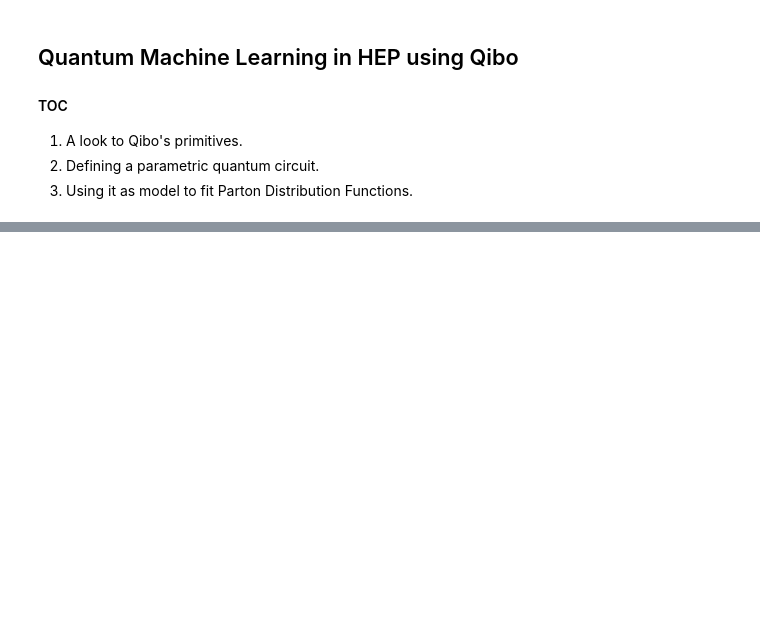
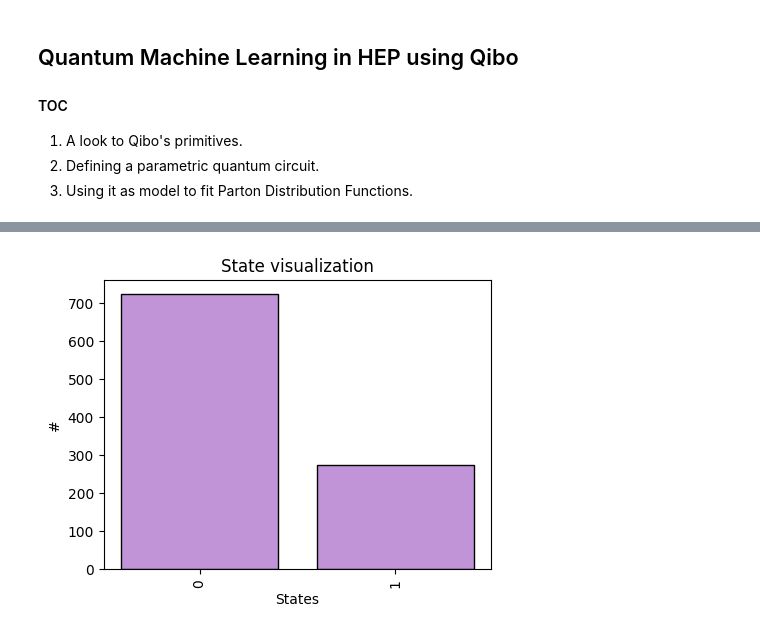
Before and after one commit to MatteoRobbiati/Qibo-PyHEP, a Jupyter notebook: qibo4HEP.ipynb, the cells around one changed output, grey strips where cells are left out. Saved outputs shown, nothing was run; the diff lists cells and outputs as text; code cells hidden in the pictures; blank space fills up the shorter version.

```diff
--- a/qibo4HEP.ipynb
+++ b/qibo4HEP.ipynb
@@ -25,0 +187,4 @@ qibo.list_available_backends()
+# %%
+visualize_state(pqc(nshots=1000).frequencies())
+# %% [output]
+[figure, added]
```
Also changed, not shown: parts of 29 cells of this notebook.
